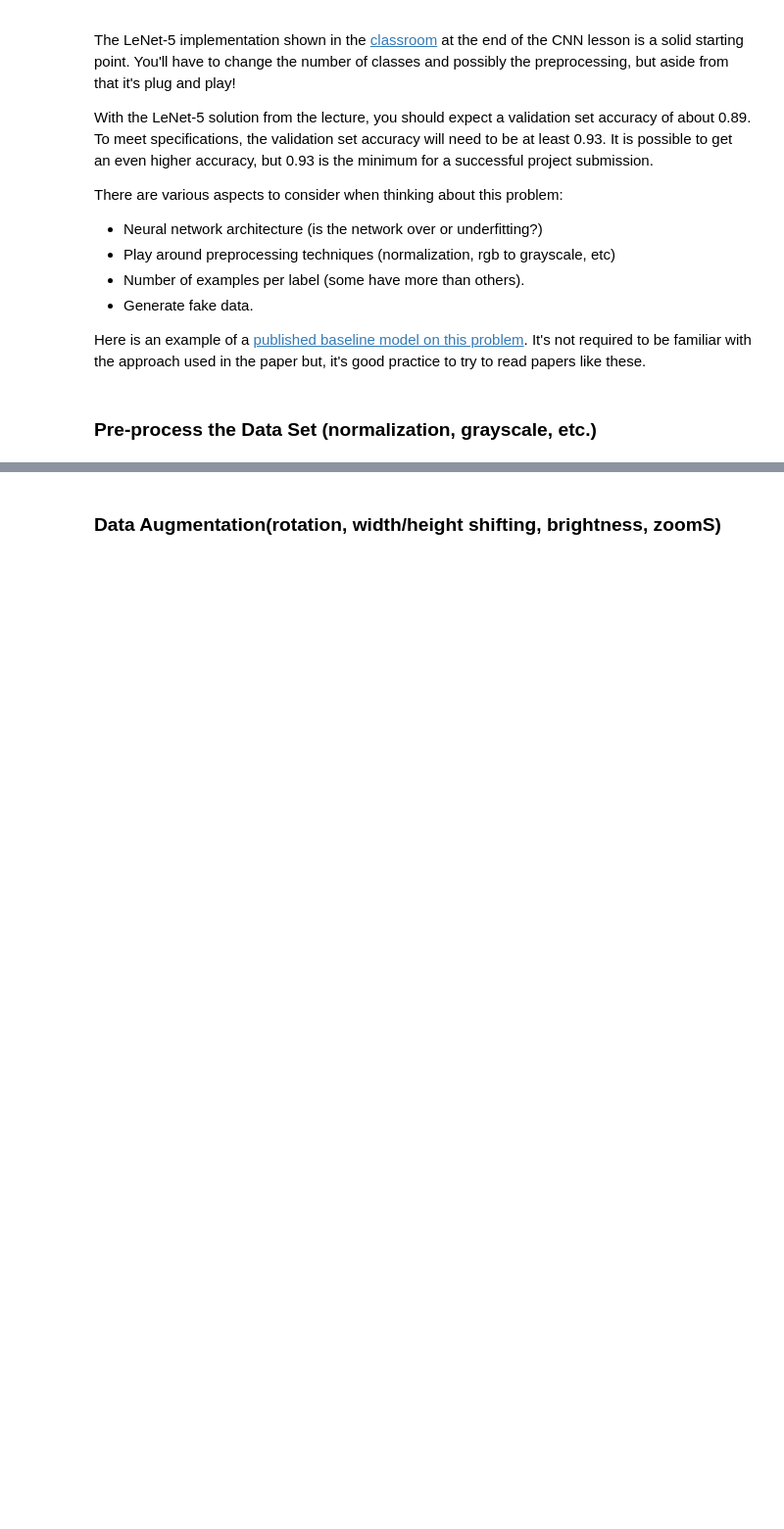
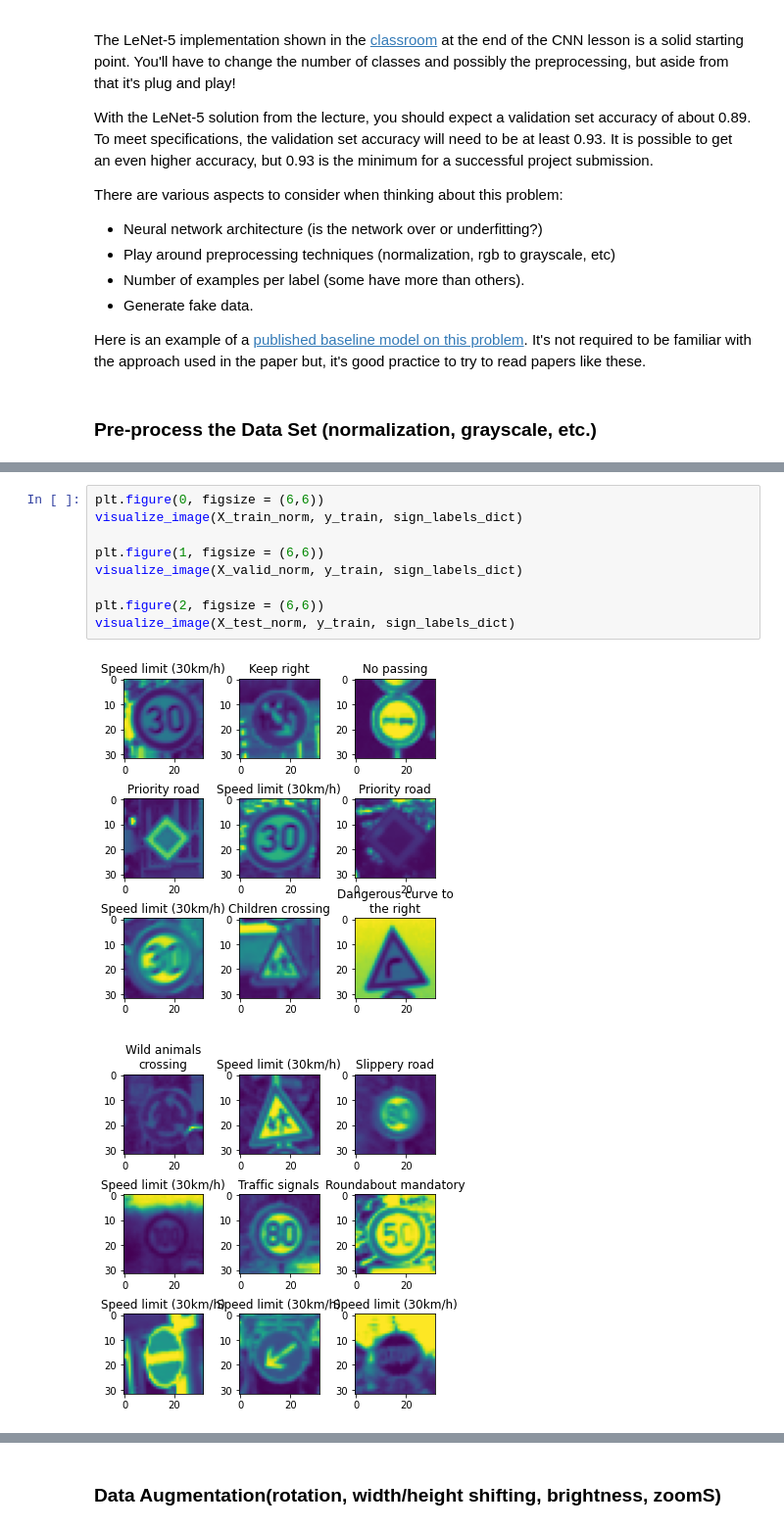
Before and after one commit to RamadanAhmed/CarND-Traffic-Sign-Classifier-Project, a Jupyter notebook: Traffic_Sign_Classifier.ipynb, the cells around one changed output, grey strips where cells are left out. Shown at 98% size. Cells and saved outputs as stored; diff of their text form; blank space fills up the shorter version.

```diff
--- a/Traffic_Sign_Classifier.ipynb
+++ b/Traffic_Sign_Classifier.ipynb
@@ -195,0 +206,12 @@ Use the code cell (or multiple code cells, if necessary) to implement the first
+# %%
+plt.figure(0, figsize = (6,6))
+visualize_image(X_train_norm, y_train, sign_labels_dict)
+
+plt.figure(1, figsize = (6,6))
+visualize_image(X_valid_norm, y_train, sign_labels_dict)
+
+plt.figure(2, figsize = (6,6))
+visualize_image(X_test_norm, y_train, sign_labels_dict)
+# %% [output]
+[figure, added]
+[figure, added]
```
Also changed, not shown: parts of 7 cells of this notebook.
